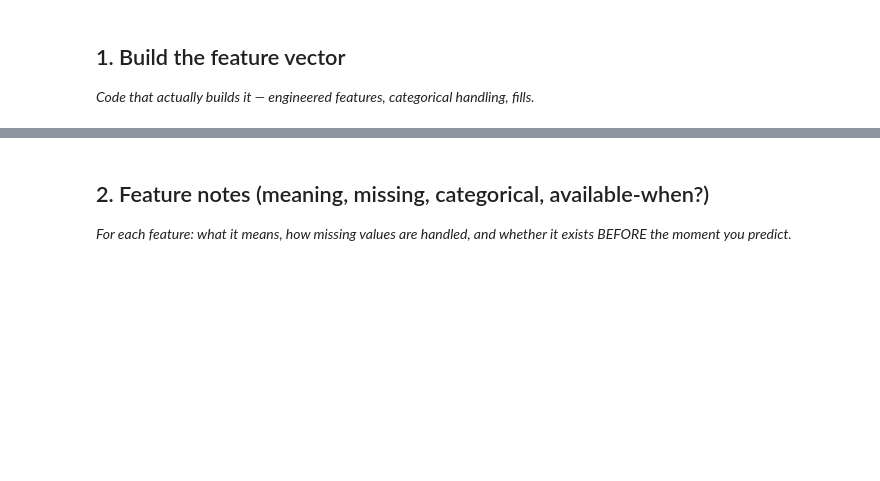
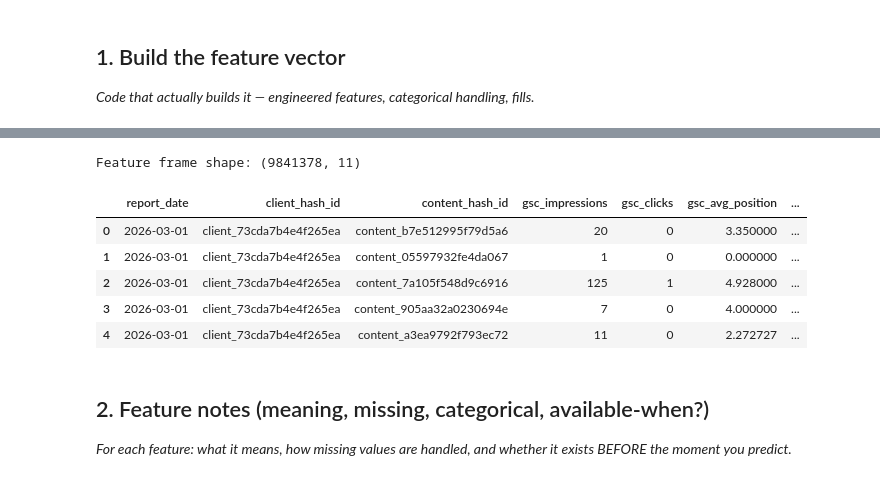
Before and after one commit to manahilrubabsatti/flyrank-ml, a Jupyter notebook: work/notebooks/w03_feature_leakage_check.ipynb, the cells around one changed output, grey strips where cells are left out. Drawn from its saved outputs; the diff is of its cells as text; code cells hidden in the pictures; blank space fills up the shorter version.

```diff
--- a/work/notebooks/w03_feature_leakage_check.ipynb
+++ b/work/notebooks/w03_feature_leakage_check.ipynb
@@ -13,6 +74,60 @@ This skeleton is yours to fill. Work the sections **in order** — each one has
 # %%
 # This cell is for CODE (numbers, a query, a check).
 # Write your text answer in the cell ABOVE this one — typing sentences here breaks Run All.
+# %%
+# Create engineered features
+
+features = march.copy()
+
+features["ctr"] = (
+    features["gsc_clicks"] /
+    features["gsc_impressions"].replace(0, pd.NA)
+)
+
+features["engagement_rate"] = (
+    features["ga4_engaged_sessions"] /
+    features["ga4_sessions"].replace(0, pd.NA)
+)
+
+features["avg_engagement_sec_per_session"] = (
+    features["ga4_total_engagement_sec"] /
+    features["ga4_sessions"].replace(0, pd.NA)
+)
+
+feature_cols = [
+    "gsc_impressions",
+    "gsc_clicks",
+    "gsc_avg_position",
+    "ga4_pageviews",
+    "ga4_sessions",
+    "ctr",
+    "engagement_rate",
+    "avg_engagement_sec_per_session"
+]
+
+feature_frame = features[[
+    "report_date",
+    "client_hash_id",
+    "content_hash_id"
+] + feature_cols].copy()
+
+# Fill missing numeric feature values with 0
+feature_frame[feature_cols] = (
+    feature_frame[feature_cols]
+    .apply(pd.to_numeric, errors="coerce")
+    .fillna(0)
+)
+
+print("Feature frame shape:", feature_frame.shape)
+display(feature_frame.head())
+# %% [output]
+Feature frame shape: (9841378, 11)
+|  | report_date | client_hash_id | content_hash_id | gsc_impressions | gsc_clicks | gsc_avg_position | ... |
+| 0 | 2026-03-01 | client_73cda7b4e4f265ea | content_b7e512995f79d5a6 | 20 | 0 | 3.350000 | ... |
+| 1 | 2026-03-01 | client_73cda7b4e4f265ea | content_05597932fe4da067 | 1 | 0 | 0.000000 | ... |
+| 2 | 2026-03-01 | client_73cda7b4e4f265ea | content_7a105f548d9c6916 | 125 | 1 | 4.928000 | ... |
+| 3 | 2026-03-01 | client_73cda7b4e4f265ea | content_905aa32a0230694e | 7 | 0 | 4.000000 | ... |
+| 4 | 2026-03-01 | client_73cda7b4e4f265ea | content_a3ea9792f793ec72 | 11 | 0 | 2.272727 | ... |
 # %% [markdown]
 ## 2. Feature notes (meaning, missing, categorical, available-when?)
 
```
Also changed, not shown: parts of 11 cells of this notebook.
